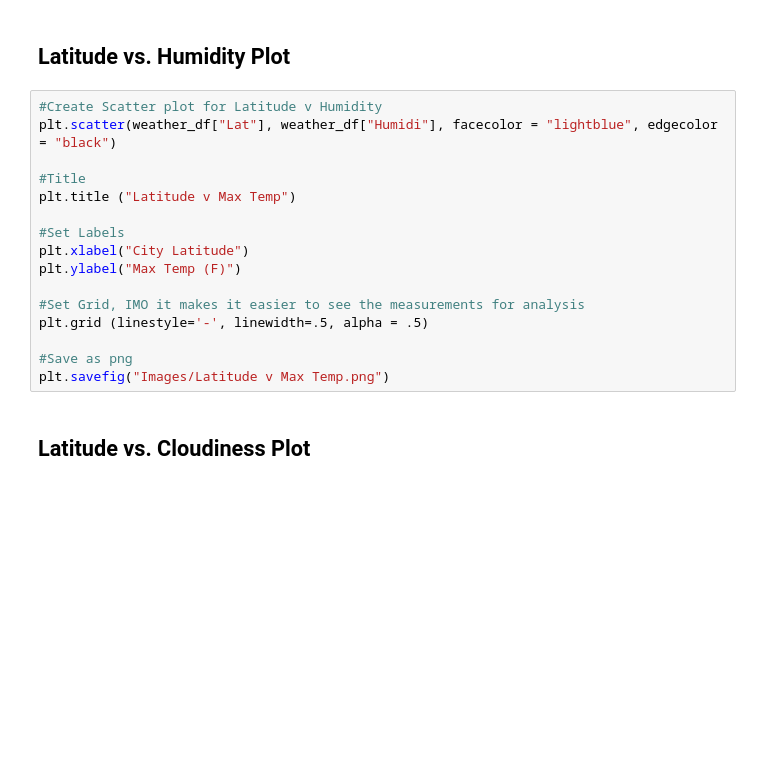
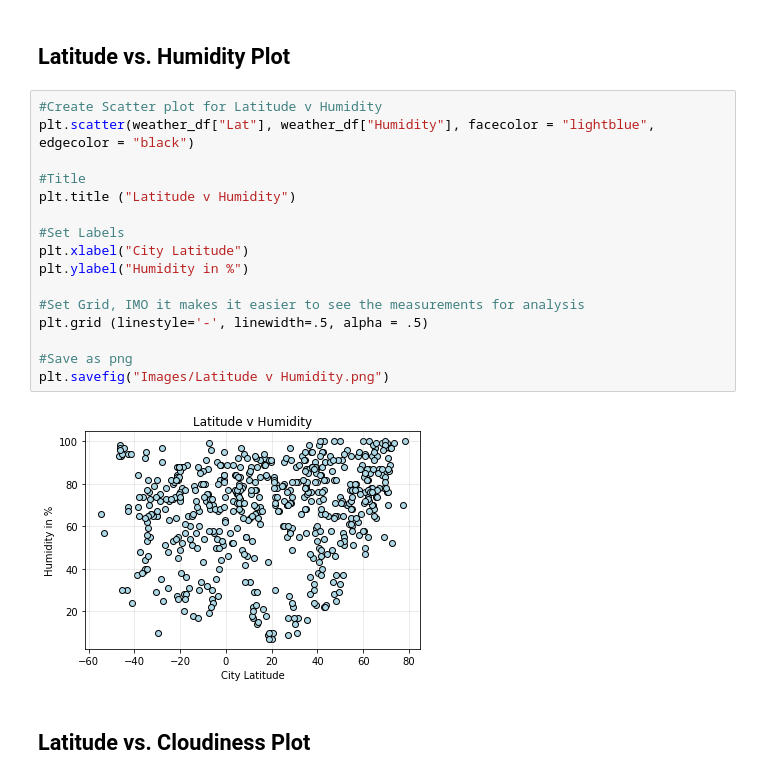
Before and after one commit to margoterudy/python-api-challenge, a Jupyter notebook: WeatherPy.ipynb, the cells around one changed output. Cells and saved outputs as stored; diff of their text form; blank space fills up the shorter version.

```diff
--- a/WeatherPy.ipynb
+++ b/WeatherPy.ipynb
@@ -229,19 +229,21 @@ plt.savefig("Images/Latitude v Max Temp.png")
 ## Latitude vs. Humidity Plot
 # %%
 #Create Scatter plot for Latitude v Humidity
-plt.scatter(weather_df["Lat"], weather_df["Humidi"], facecolor = "lightblue", edgecolor = "black")
+plt.scatter(weather_df["Lat"], weather_df["Humidity"], facecolor = "lightblue", edgecolor = "black")
 
 #Title
-plt.title ("Latitude v Max Temp")
+plt.title ("Latitude v Humidity")
 
 #Set Labels
 plt.xlabel("City Latitude")
-plt.ylabel("Max Temp (F)")
+plt.ylabel("Humidity in %")
 
 #Set Grid, IMO it makes it easier to see the measurements for analysis
 plt.grid (linestyle='-', linewidth=.5, alpha = .5)
 
 #Save as png
-plt.savefig("Images/Latitude v Max Temp.png")
+plt.savefig("Images/Latitude v Humidity.png")
+# %% [output]
+[figure, added]
 # %% [markdown]
 ## Latitude vs. Cloudiness Plot
```
Also changed, not shown: parts of 8 cells of this notebook, 6 other files.
